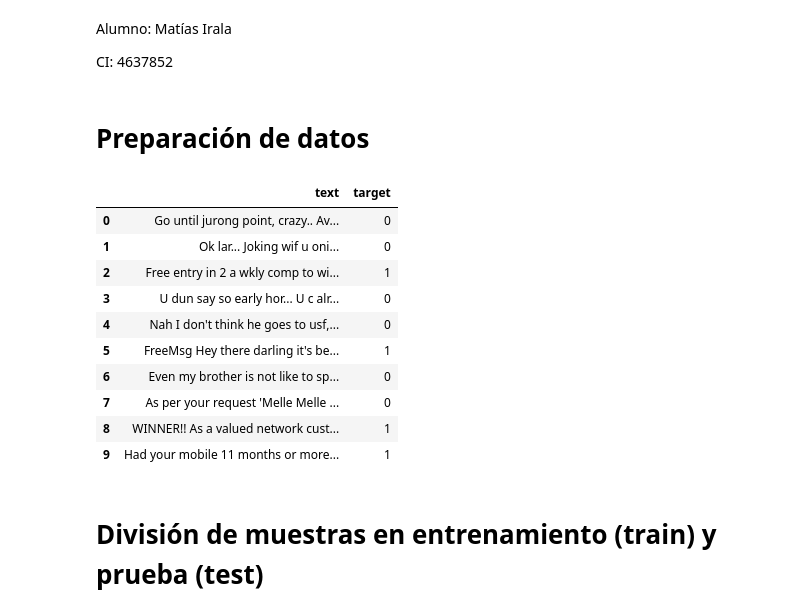
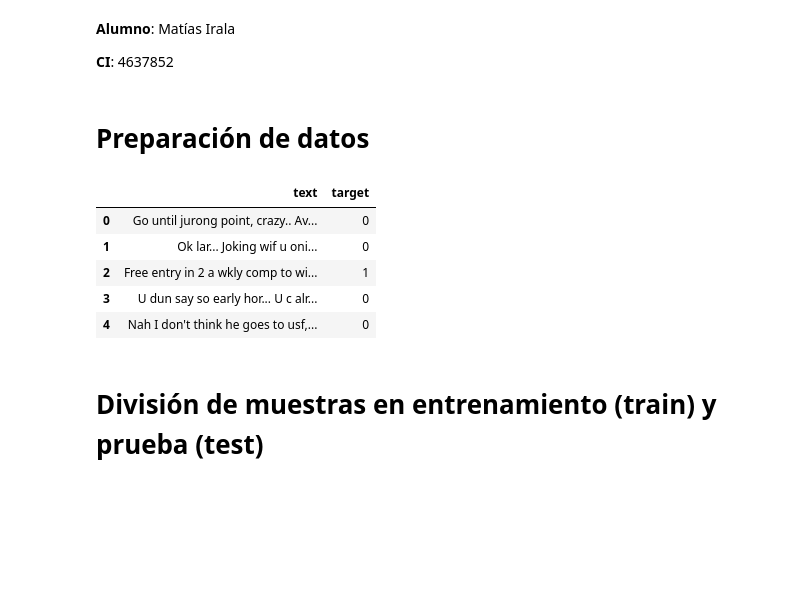
Before and after one commit to Dyuko/DataScience, a Jupyter notebook: tesp2_tarea_2.ipynb, the cells around one changed output. Drawn from its saved outputs; the diff is of its cells as text; code cells hidden in the pictures; blank space fills up the shorter version.

```diff
--- a/tesp2_tarea_2.ipynb
+++ b/tesp2_tarea_2.ipynb
@@ -1,31 +1,27 @@
 # %% [markdown]
 <a href="https://colab.research.google.com/github/Dyuko/DataScience/blob/main/tesp2_tarea_2.ipynb" target="_parent"><img src="https://colab.research.google.com/assets/colab-badge.svg" alt="Open In Colab"/></a>
 # %% [markdown]
-Alumno: Matías Irala
+**Alumno**: Matías Irala
 
-CI: 4637852
+**CI**: 4637852
 # %% [markdown]
 # Preparación de datos
 # %%
 import pandas as pd
 import numpy as np
 
-spam_data = pd.read_csv('spam.csv')
+url = 'https://raw.githubusercontent.com/Dyuko/DataScience/refs/heads/main/csvs_files/spam.csv'
+spam_data = pd.read_csv(url)
 
 spam_data['target'] = np.where(spam_data['target']=='spam',1,0)
-spam_data.head(10)
+spam_data.head(5)
 # %% [output]
 |  | text | target |
 | 0 | Go until jurong point, crazy.. Av... | 0 |
 | 1 | Ok lar... Joking wif u oni... | 0 |
 | 2 | Free entry in 2 a wkly comp to wi... | 1 |
 | 3 | U dun say so early hor... U c alr... | 0 |
 | 4 | Nah I don't think he goes to usf,... | 0 |
-| 5 | FreeMsg Hey there darling it's be... | 1 |
-| 6 | Even my brother is not like to sp... | 0 |
-| 7 | As per your request 'Melle Melle ... | 0 |
-| 8 | WINNER!! As a valued network cust... | 1 |
-| 9 | Had your mobile 11 months or more... | 1 |
 # %% [markdown]
 # División de muestras en entrenamiento (train) y prueba (test)
 # %%
```
Also changed, not shown: parts of 29 cells of this notebook.
